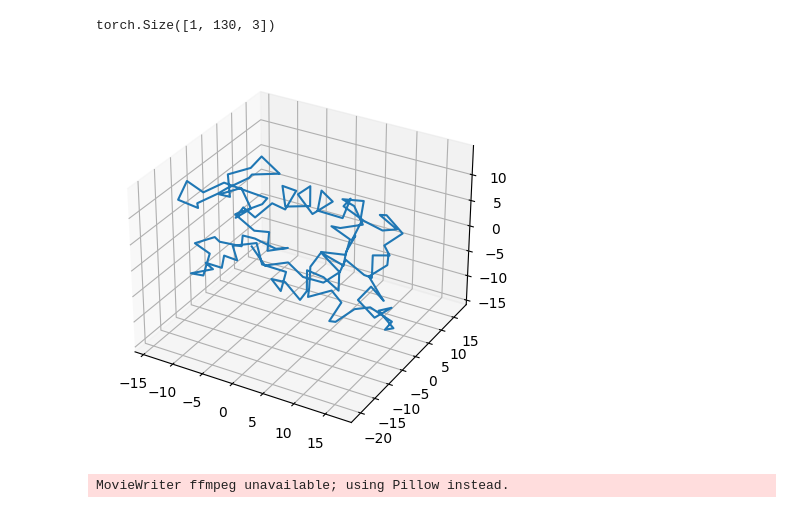
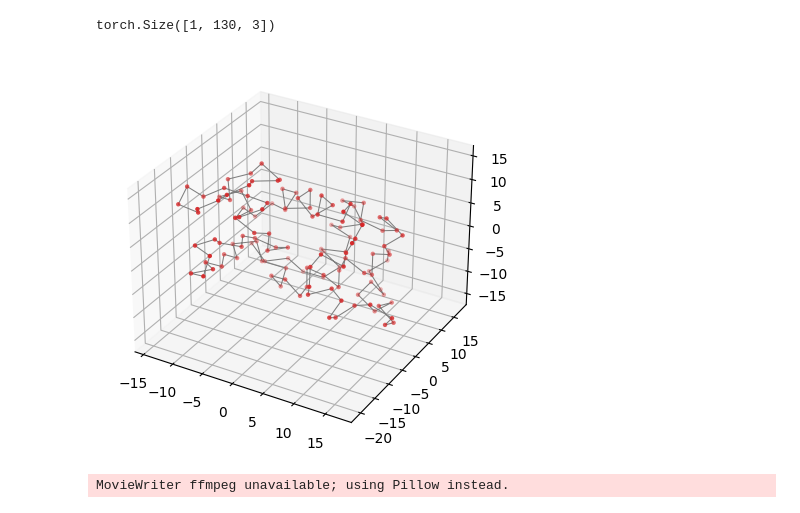
Before and after one commit to dohlee/protstruc, a Jupyter notebook: docs/tutorials/rotating_structures.ipynb, the cells around one changed output. Saved outputs shown, nothing was run; the diff lists cells and outputs as text; code cells hidden in the pictures.

```diff
--- a/docs/tutorials/rotating_structures.ipynb
+++ b/docs/tutorials/rotating_structures.ipynb
@@ -20,22 +20,32 @@ torch.Size([1, 130, 3])
 # %%
 fig = plt.figure(figsize=(5, 5))
 ax = fig.add_subplot(111, projection='3d')
 
 chain_idx = sb.get_chain_idx()[0]
 num_chains = int(chain_idx.max().item() + 1)
 
 sb.center_at()
 
 for i in range(num_chains):
     mask = chain_idx == i
     # Plot the original structure
     ax.plot(
         translations[0, mask, 0].numpy(),
         translations[0, mask, 1].numpy(),
         translations[0, mask, 2].numpy(),
+        c='C7',
+        lw=0.75,
     )
+    ax.scatter(
+        translations[0, mask, 0].numpy(),
+        translations[0, mask, 1].numpy(),
+        translations[0, mask, 2].numpy(),
+        c='C3',
+        s=10,
+        ec='none',
+    )
 # %% [output]
-[figure, old version]
+[figure, new version]
 # %%
 
 from scipy.spatial.transform import Rotation as R
```
Also changed, not shown: parts of 1 cell of this notebook, 5 other files.
